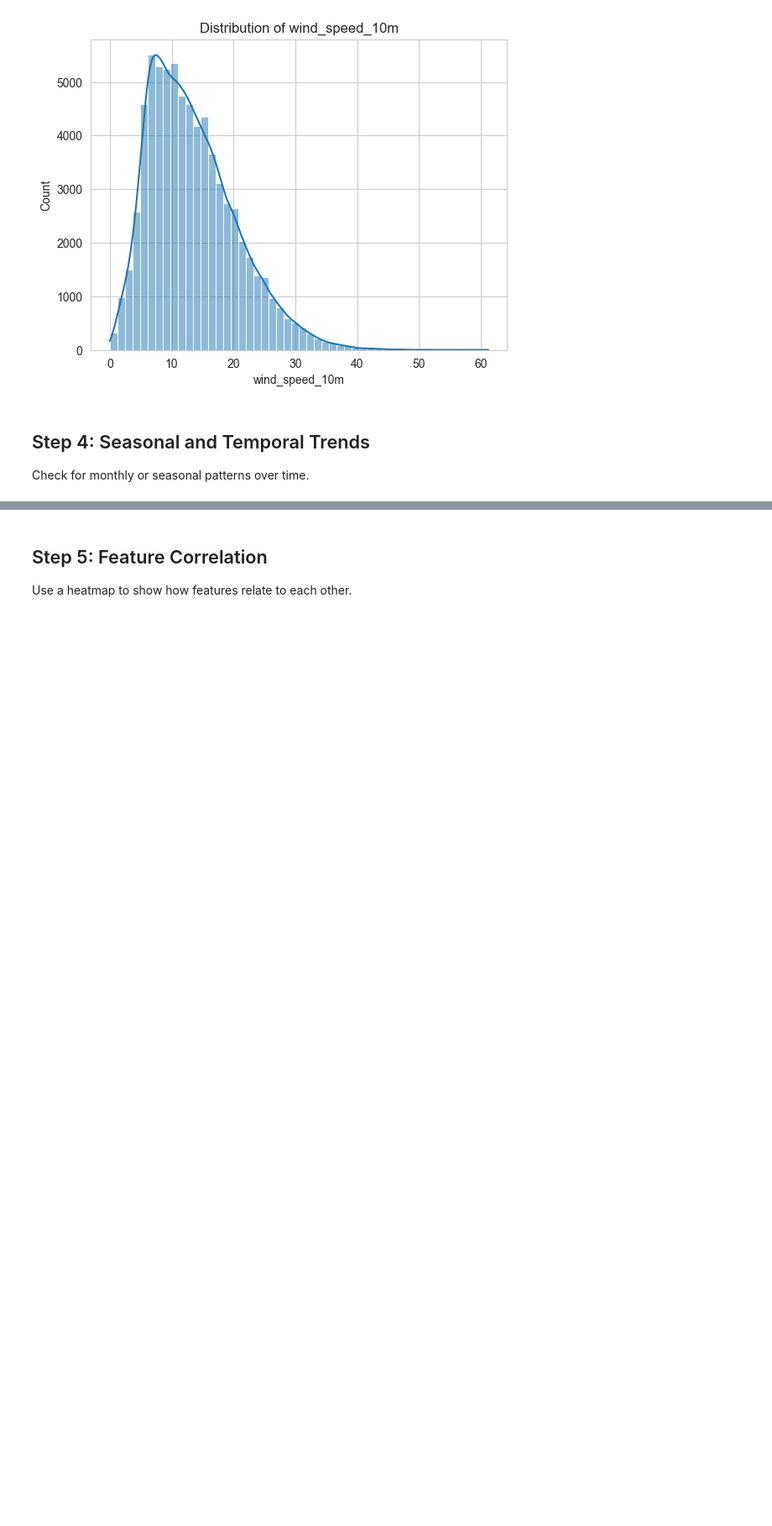
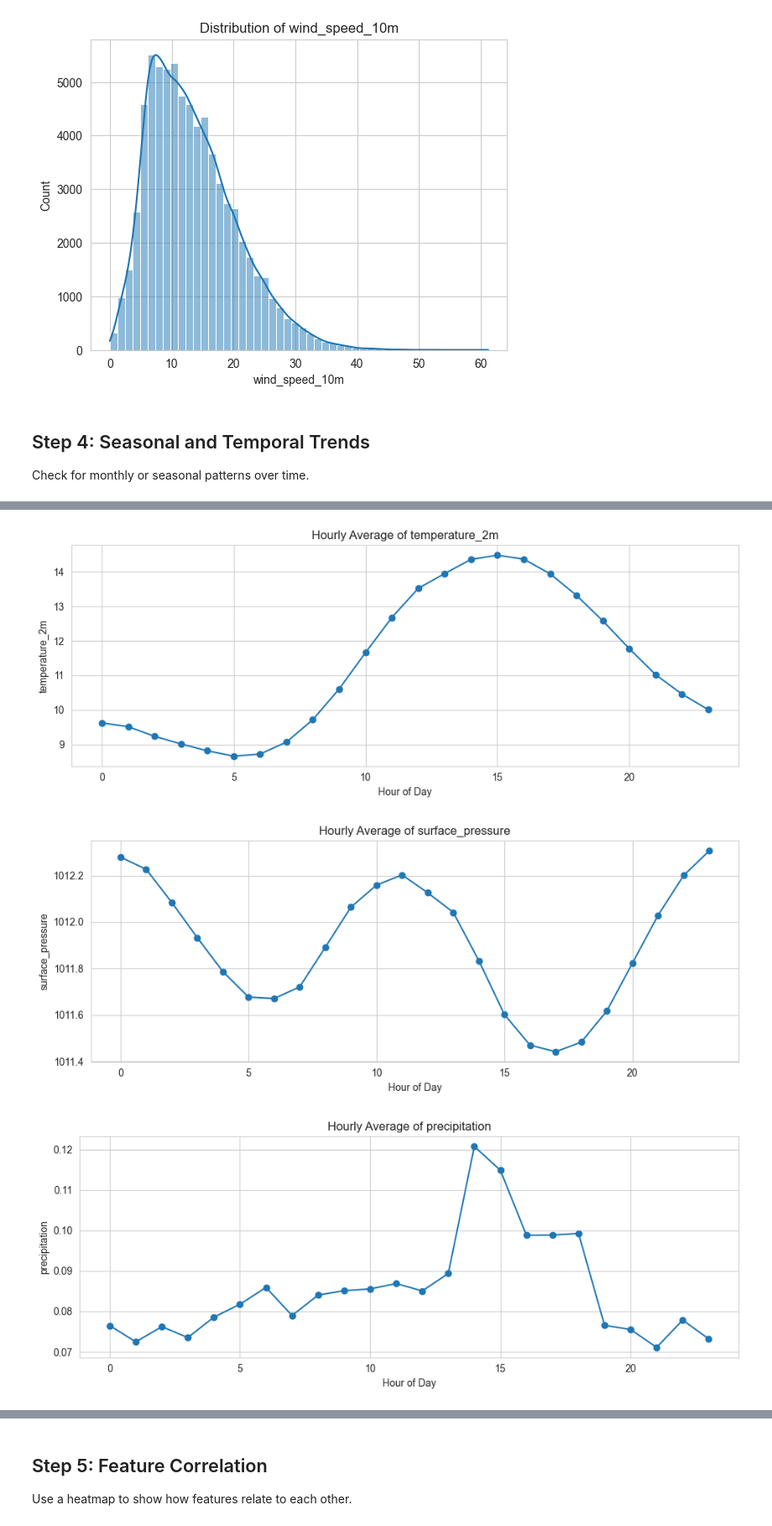
Before and after one commit to Jeremiah-Bachtin/comp1884-group6-weather-anomaly-detection-system, a Jupyter notebook: notebooks/notebook_jeremy_EDA.ipynb, the cells around one changed output, grey strips where cells are left out. Shown at 84% size. Saved outputs shown, nothing was run; the diff lists cells and outputs as text; code cells hidden in the pictures; blank space fills up the shorter version.

```diff
--- a/notebooks/notebook_jeremy_EDA.ipynb
+++ b/notebooks/notebook_jeremy_EDA.ipynb
@@ -131,0 +118,16 @@ for col in ['temperature_2m', 'surface_pressure', 'precipitation', 'wind_speed_1
+# %%
+# Plot average value by hour for each variable for diurnal trends
+for col in monthly_features:
+    hourly_avg = df.groupby('hour')[col].mean()
+    plt.figure(figsize=(10, 4))
+    hourly_avg.plot(marker='o')
+    plt.title(f'Hourly Average of {col}')
+    plt.xlabel('Hour of Day')
+    plt.ylabel(col)
+    plt.grid(True)
+    plt.tight_layout()
+    plt.show()
+# %% [output]
+[figure, added]
+[figure, added]
+[figure, added]
```
Also changed, not shown: parts of 7 cells of this notebook.
